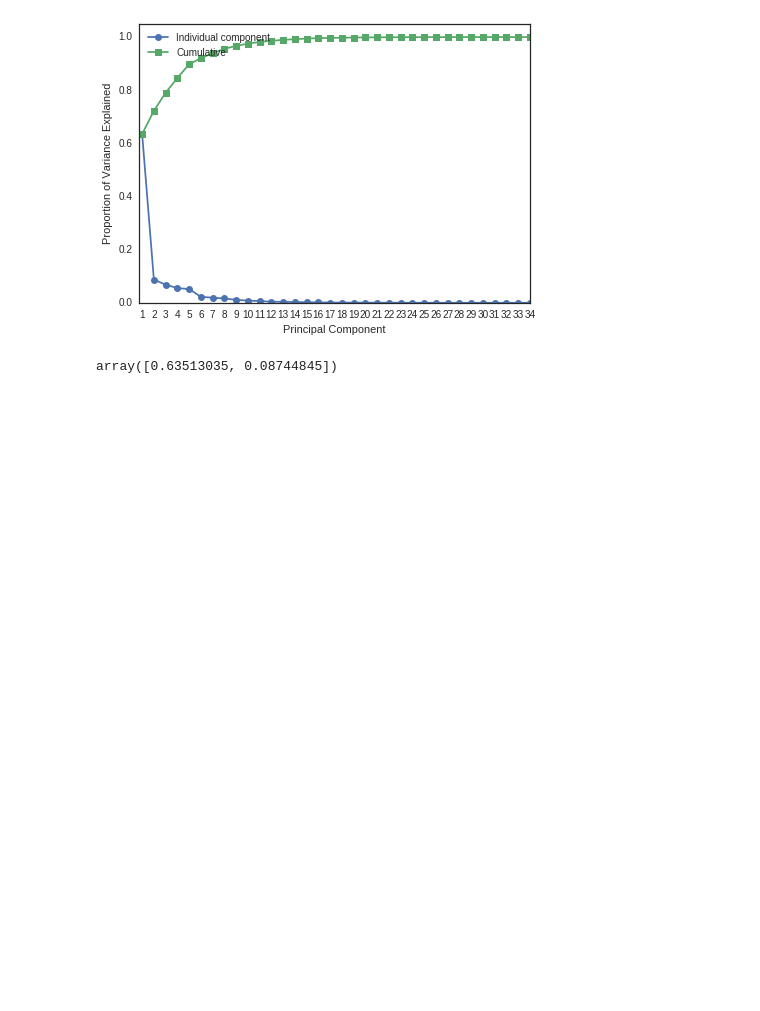
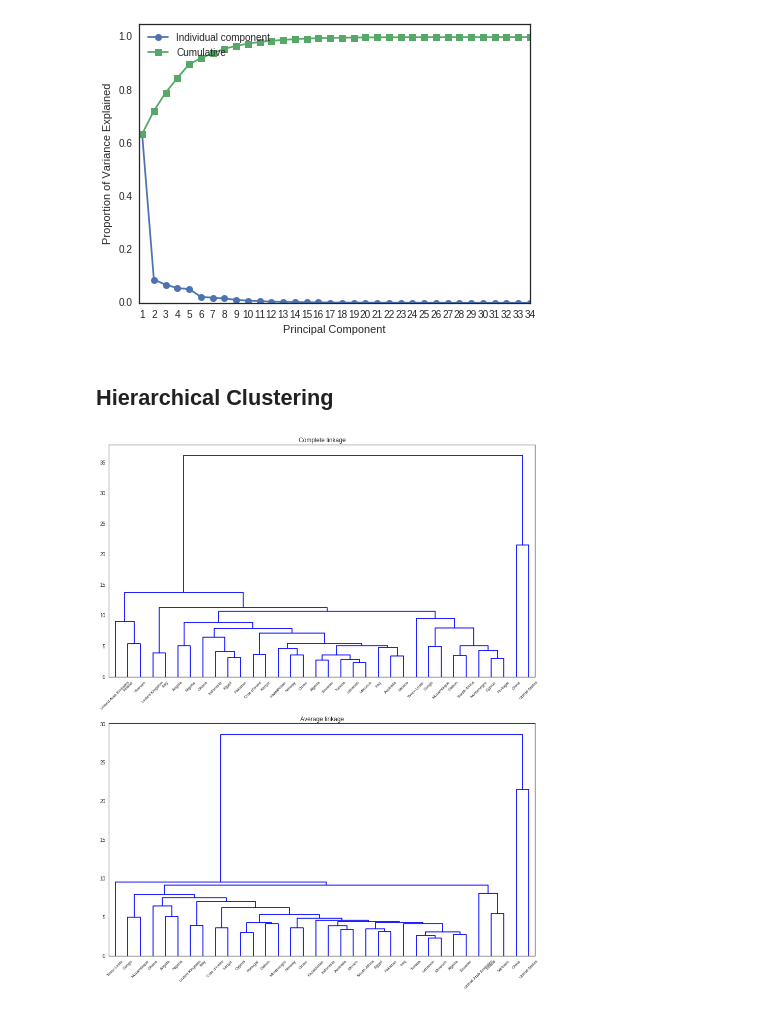
Before and after one commit to WolfLo/clustering-economies, a Jupyter notebook: preprocessing.ipynb, the cells around one changed output. Saved outputs shown, nothing was run; the diff lists cells and outputs as text; code cells hidden in the pictures; blank space fills up the shorter version.

Commit message:
hierarchical e KMeans

```diff
--- a/preprocessing.ipynb
+++ b/preprocessing.ipynb
@@ -75,8 +71,8 @@ Index(['FossilFuelEnergyConsumption_%total_2015',
        'AnnualHouseholdExpenditure_Electricity_2010'],
       dtype='object')
 # %%
-# convert all columns to numeric type
-df = df.apply(pd.to_numeric, errors='coerce')
+# convert all columns but Country Names to numeric type
+df.iloc[:,1:] = df.iloc[:,1:].apply(pd.to_numeric, errors='coerce')
 # %% [markdown]
 ### Dropping bad rows
 # %%
@@ -100,4 +96,8 @@ df.shape before (37, 70)
 Index(['LBY', 'TKM', 'VEN'], dtype='object', name='Country Code')
+# %%
+# drop country name column
+country_names = df['Country Name'].as_matrix()
+df.drop('Country Name', axis=1, inplace=True)
 # %%
 # list of remaining countries by biggest number of missing data
 df.isnull().sum(axis=1).sort_values(ascending=False)
@@ -232,7 +217,16 @@ plt.xticks(range(1, len(pca.components_)+1))
 plt.legend(loc=2);
 # %% [output]
 [figure]
-# %%
-pca.explained_variance_ratio_[0:2]
-# %% [output]
-array([0.63513035, 0.08744845])
+# %% [markdown]
+## Hierarchical Clustering
+# %%
+fig, (ax1, ax2) = plt.subplots(2, 1, figsize=(15,18))
+
+for linkage, cluster, ax in zip([hierarchy.complete(df), hierarchy.average(df)],
+                               ['c1','c2'], [ax1, ax2, ax3]):
+    cluster = hierarchy.dendrogram(linkage, ax=ax, color_threshold=0, labels=country_names)
+
+ax1.set_title('Complete linkage')
+ax2.set_title('Average linkage');
+# %% [output]
+[figure, added]
```
Also changed, not shown: parts of 15 cells of this notebook.
